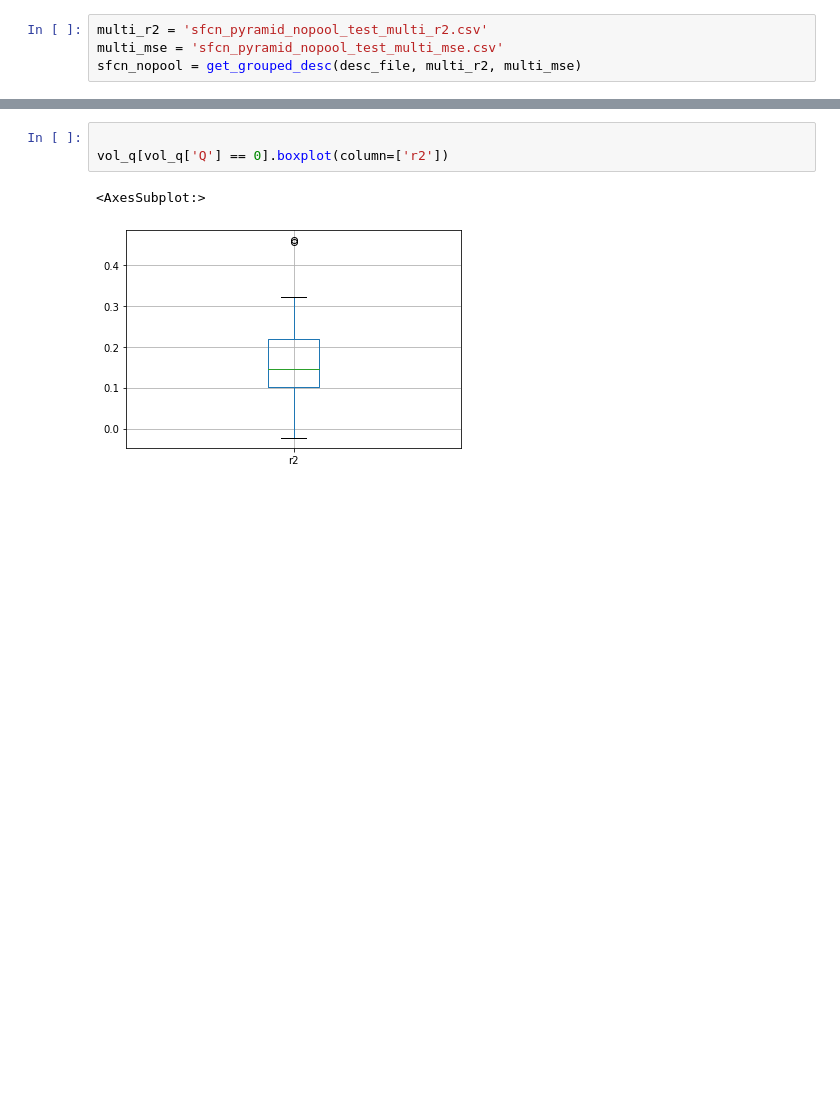
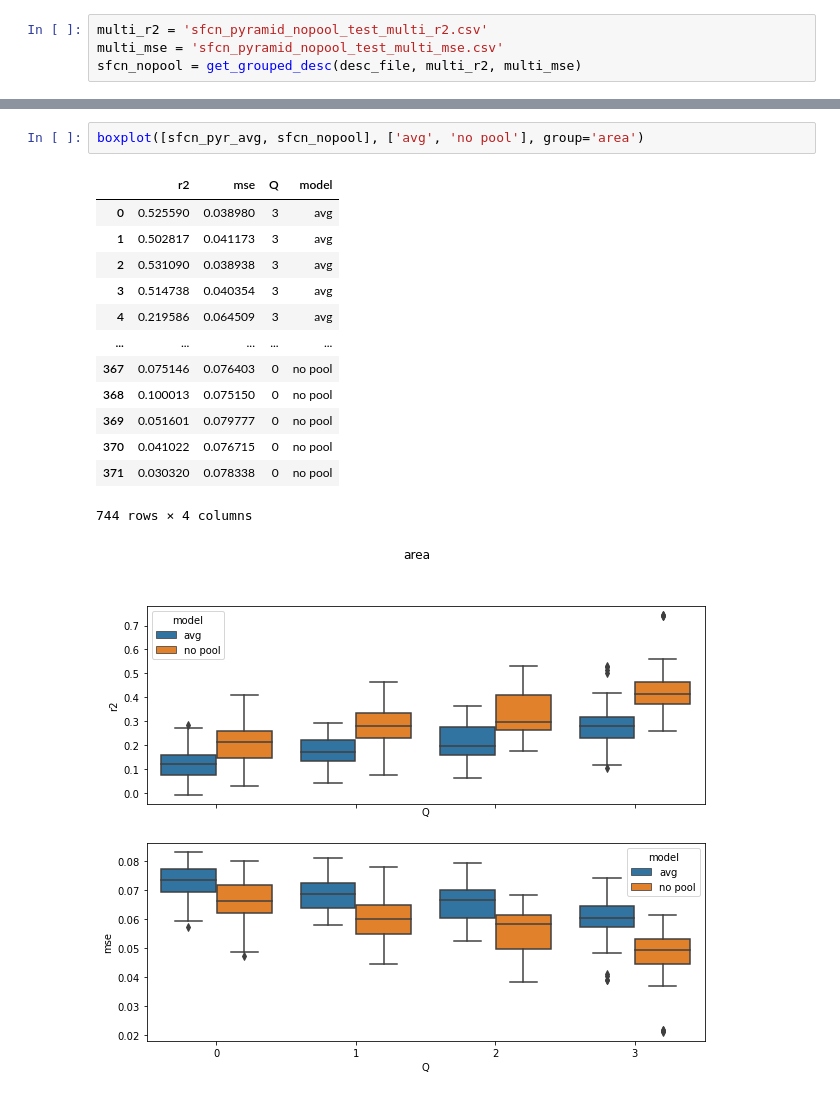
Before and after one commit to bramantyois/brain_idp_cnn, a Jupyter notebook: results/scratches.ipynb, the cells around one changed output, grey strips where cells are left out. Cells and saved outputs as stored; diff of their text form; blank space fills up the shorter version.

Commit message:
res sfcn fixed

```diff
--- a/results/scratches.ipynb
+++ b/results/scratches.ipynb
@@ -87,6 +77,17 @@ pd.DataFrame(a)
-# %%
-
-vol_q[vol_q['Q'] == 0].boxplot(column=['r2'])
-# %% [output]
-<AxesSubplot:>
-[figure, removed]
+# %%
+boxplot([sfcn_pyr_avg, sfcn_nopool], ['avg', 'no pool'], group='area')
+# %% [output]
+|  | r2 | mse | Q | model |
+| 0 | 0.525590 | 0.038980 | 3 | avg |
+| 1 | 0.502817 | 0.041173 | 3 | avg |
+| 2 | 0.531090 | 0.038938 | 3 | avg |
+| 3 | 0.514738 | 0.040354 | 3 | avg |
+| 4 | 0.219586 | 0.064509 | 3 | avg |
+| ... | ... | ... | ... | ... |
+| 367 | 0.075146 | 0.076403 | 0 | no pool |
+| 368 | 0.100013 | 0.075150 | 0 | no pool |
+| 369 | 0.051601 | 0.079777 | 0 | no pool |
+| 370 | 0.041022 | 0.076715 | 0 | no pool |
+| 371 | 0.030320 | 0.078338 | 0 | no pool |
+744 rows × 4 columns
+[figure, added]
```
Also changed, not shown: parts of 5 cells of this notebook, 5 other files.
